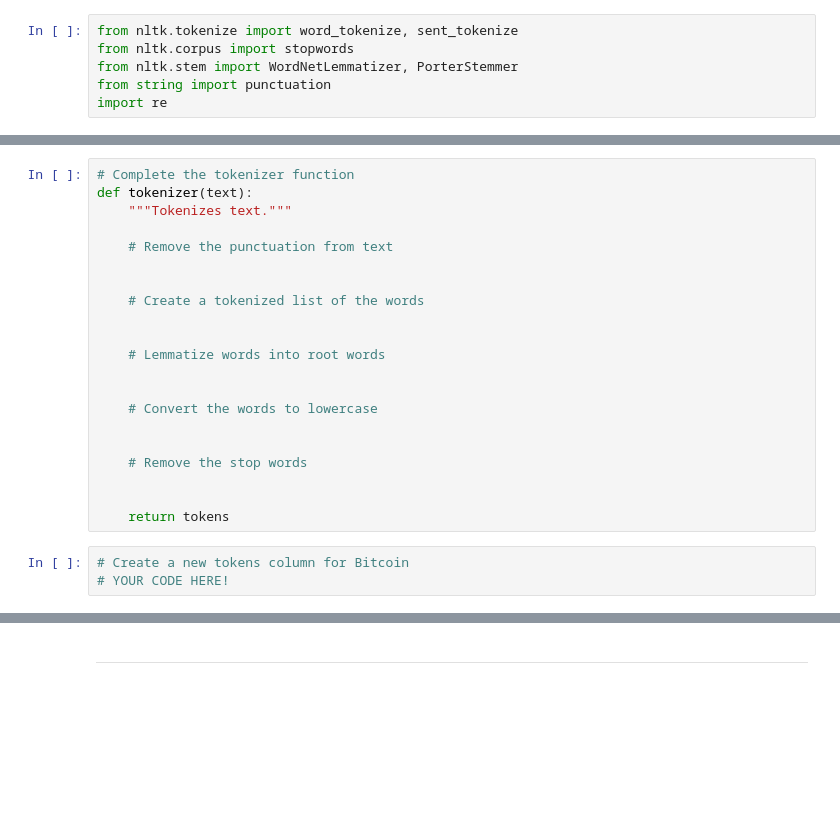
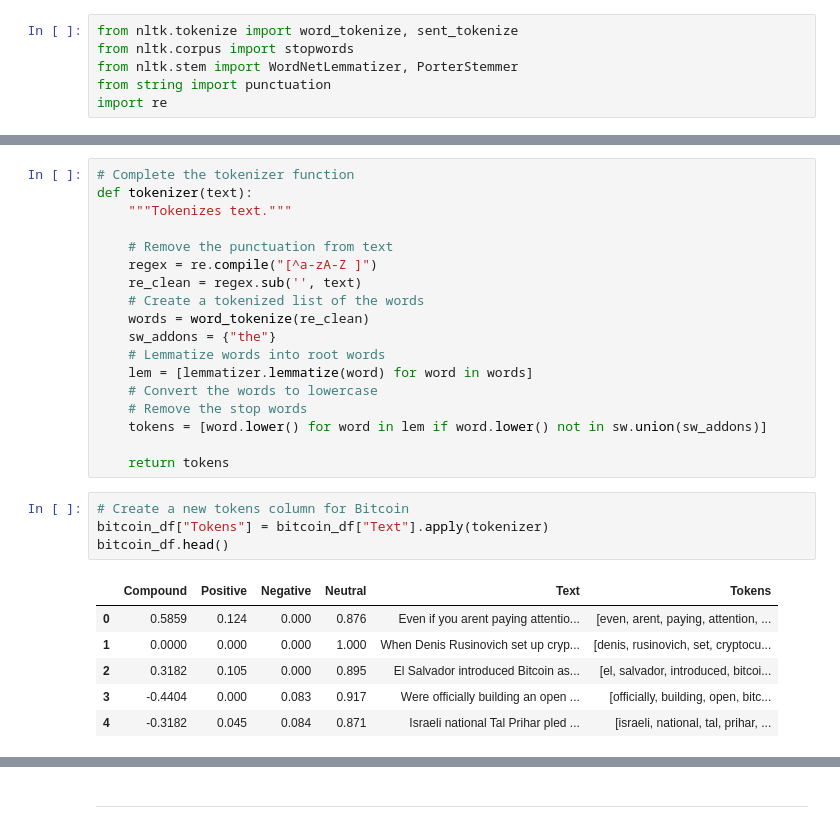
Before and after one commit to GuilleMGN/NaturalLanguageProcessing, a Jupyter notebook: crypto_sentiment.ipynb, the cells around one changed output, grey strips where cells are left out. Drawn from its saved outputs; the diff is of its cells as text; blank space fills up the shorter version.

```diff
--- a/crypto_sentiment.ipynb
+++ b/crypto_sentiment.ipynb
@@ -184,23 +189,28 @@ def tokenizer(text):
     """Tokenizes text."""
 
     # Remove the punctuation from text
-
-
+    regex = re.compile("[^a-zA-Z ]")
+    re_clean = regex.sub('', text)
     # Create a tokenized list of the words
-
-
+    words = word_tokenize(re_clean)
+    sw_addons = {"the"}
     # Lemmatize words into root words
-
-
+    lem = [lemmatizer.lemmatize(word) for word in words]
     # Convert the words to lowercase
-
-
     # Remove the stop words
-
+    tokens = [word.lower() for word in lem if word.lower() not in sw.union(sw_addons)]
 
     return tokens
 # %%
 # Create a new tokens column for Bitcoin
-# YOUR CODE HERE!
+bitcoin_df["Tokens"] = bitcoin_df["Text"].apply(tokenizer)
+bitcoin_df.head()
+# %% [output]
+|  | Compound | Positive | Negative | Neutral | Text | Tokens |
+| 0 | 0.5859 | 0.124 | 0.000 | 0.876 | Even if you arent paying attentio... | [even, arent, paying, attention, ... |
+| 1 | 0.0000 | 0.000 | 0.000 | 1.000 | When Denis Rusinovich set up cryp... | [denis, rusinovich, set, cryptocu... |
+| 2 | 0.3182 | 0.105 | 0.000 | 0.895 | El Salvador introduced Bitcoin as... | [el, salvador, introduced, bitcoi... |
+| 3 | -0.4404 | 0.000 | 0.083 | 0.917 | Were officially building an open ... | [officially, building, open, bitc... |
+| 4 | -0.3182 | 0.045 | 0.084 | 0.871 | Israeli national Tal Prihar pled ... | [israeli, national, tal, prihar, ... |
 # %%
 # Create a new tokens column for Ethereum
```
Also changed, not shown: parts of 9 cells of this notebook.
